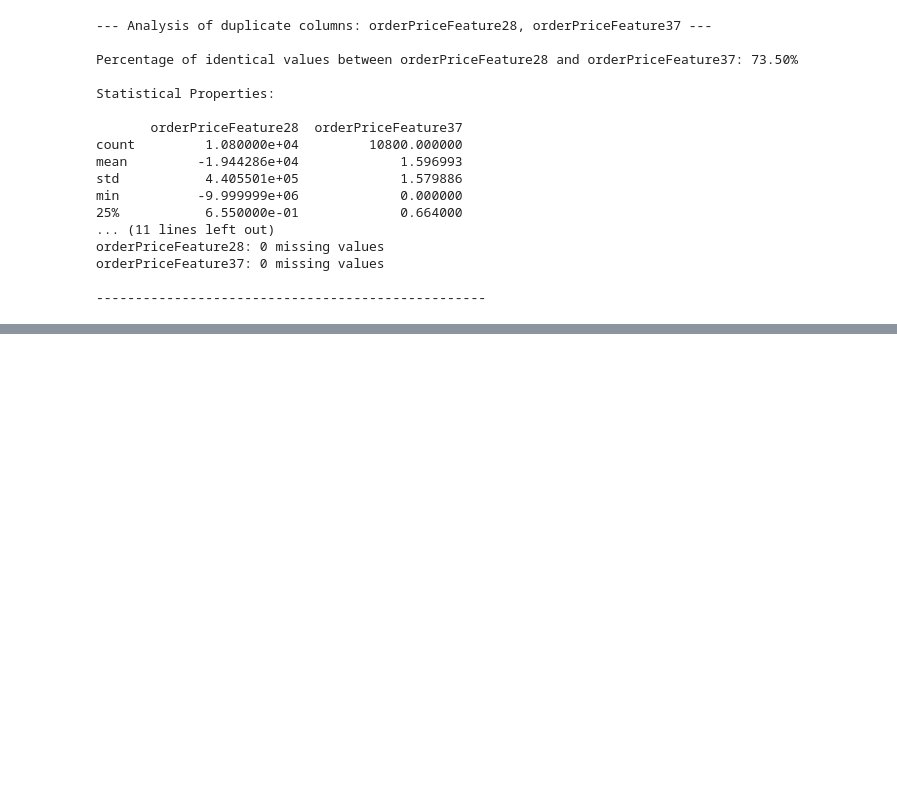
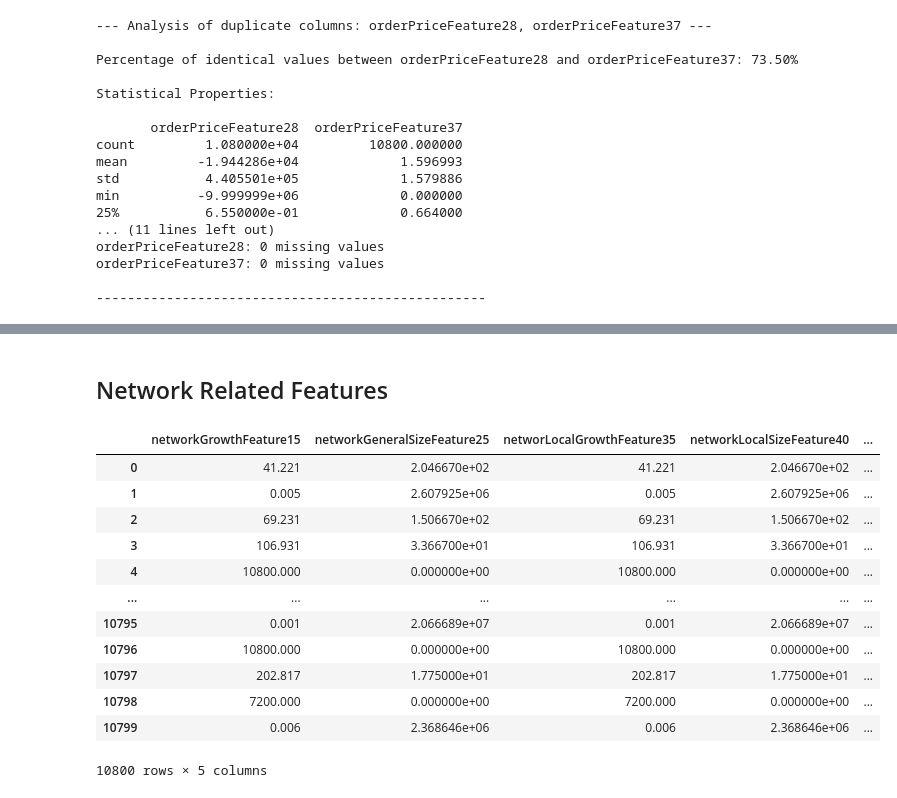
Before and after one commit to evelyn-elza/Ravelin_Case_Study, a Jupyter notebook: Fraud_Rate_Analysis.ipynb, the cells around one changed output, grey strips where cells are left out. Saved outputs shown, nothing was run; the diff lists cells and outputs as text; code cells hidden in the pictures; blank space fills up the shorter version.

```diff
--- a/Fraud_Rate_Analysis.ipynb
+++ b/Fraud_Rate_Analysis.ipynb
@@ -289,0 +331,19 @@ dff
+# %% [markdown]
+## Network Related Features
+# %%
+network_df = df[["networkGrowthFeature15","networkGeneralSizeFeature25","networLocalGrowthFeature35","networkLocalSizeFeature40","customerStatus"]]
+network_df
+# %% [output]
+|  | networkGrowthFeature15 | networkGeneralSizeFeature25 | networLocalGrowthFeature35 | networkLocalSizeFeature40 | ... |
+| 0 | 41.221 | 2.046670e+02 | 41.221 | 2.046670e+02 | ... |
+| 1 | 0.005 | 2.607925e+06 | 0.005 | 2.607925e+06 | ... |
+| 2 | 69.231 | 1.506670e+02 | 69.231 | 1.506670e+02 | ... |
+| 3 | 106.931 | 3.366700e+01 | 106.931 | 3.366700e+01 | ... |
+| 4 | 10800.000 | 0.000000e+00 | 10800.000 | 0.000000e+00 | ... |
+| ... | ... | ... | ... | ... | ... |
+| 10795 | 0.001 | 2.066689e+07 | 0.001 | 2.066689e+07 | ... |
+| 10796 | 10800.000 | 0.000000e+00 | 10800.000 | 0.000000e+00 | ... |
+| 10797 | 202.817 | 1.775000e+01 | 202.817 | 1.775000e+01 | ... |
+| 10798 | 7200.000 | 0.000000e+00 | 7200.000 | 0.000000e+00 | ... |
+| 10799 | 0.006 | 2.368646e+06 | 0.006 | 2.368646e+06 | ... |
+10800 rows × 5 columns
```
Also changed, not shown: parts of 20 cells of this notebook.
